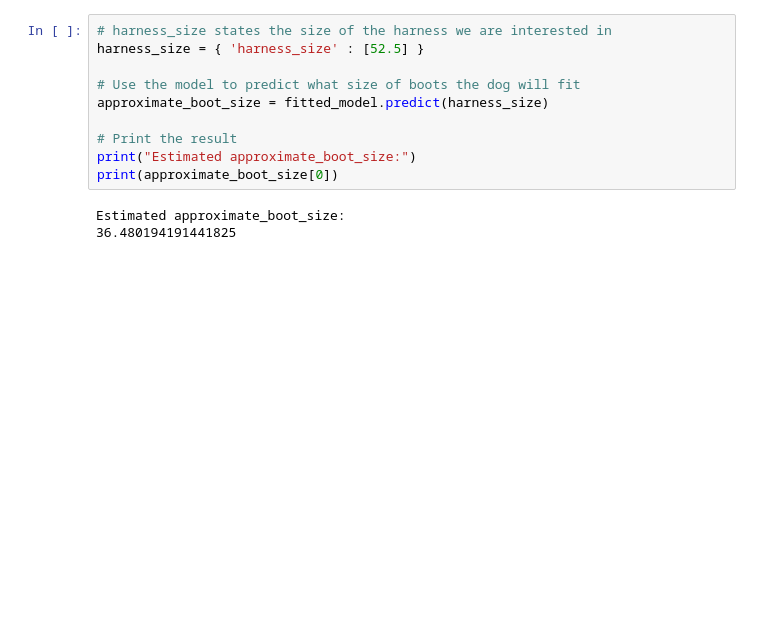
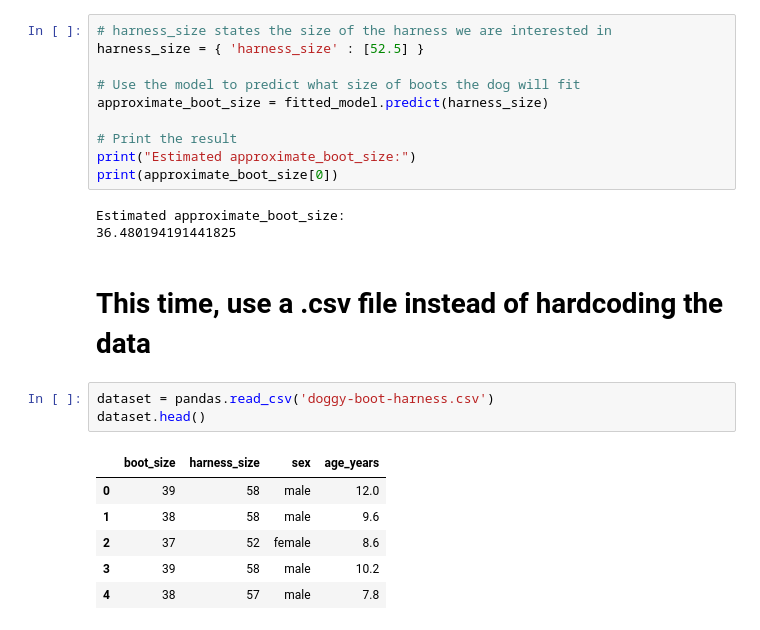
Before and after one commit to atilayyuri/data-related-meditations, a Jupyter notebook: ml-practices/introduction_to_ml.ipynb, the cells around one changed output. Cells and saved outputs as stored; diff of their text form; blank space fills up the shorter version.

```diff
--- a/ml-practices/introduction_to_ml.ipynb
+++ b/ml-practices/introduction_to_ml.ipynb
@@ -153,3 +153,15 @@ print(approximate_boot_size[0])
 # %% [output]
 Estimated approximate_boot_size:
 36.480194191441825
+# %% [markdown]
+# This time, use a .csv file instead of hardcoding the data
+# %%
+dataset = pandas.read_csv('doggy-boot-harness.csv')
+dataset.head()
+# %% [output]
+|  | boot_size | harness_size | sex | age_years |
+| 0 | 39 | 58 | male | 12.0 |
+| 1 | 38 | 58 | male | 9.6 |
+| 2 | 37 | 52 | female | 8.6 |
+| 3 | 39 | 58 | male | 10.2 |
+| 4 | 38 | 57 | male | 7.8 |
```
Also changed, not shown: parts of 11 cells of this notebook, 1 other file.
